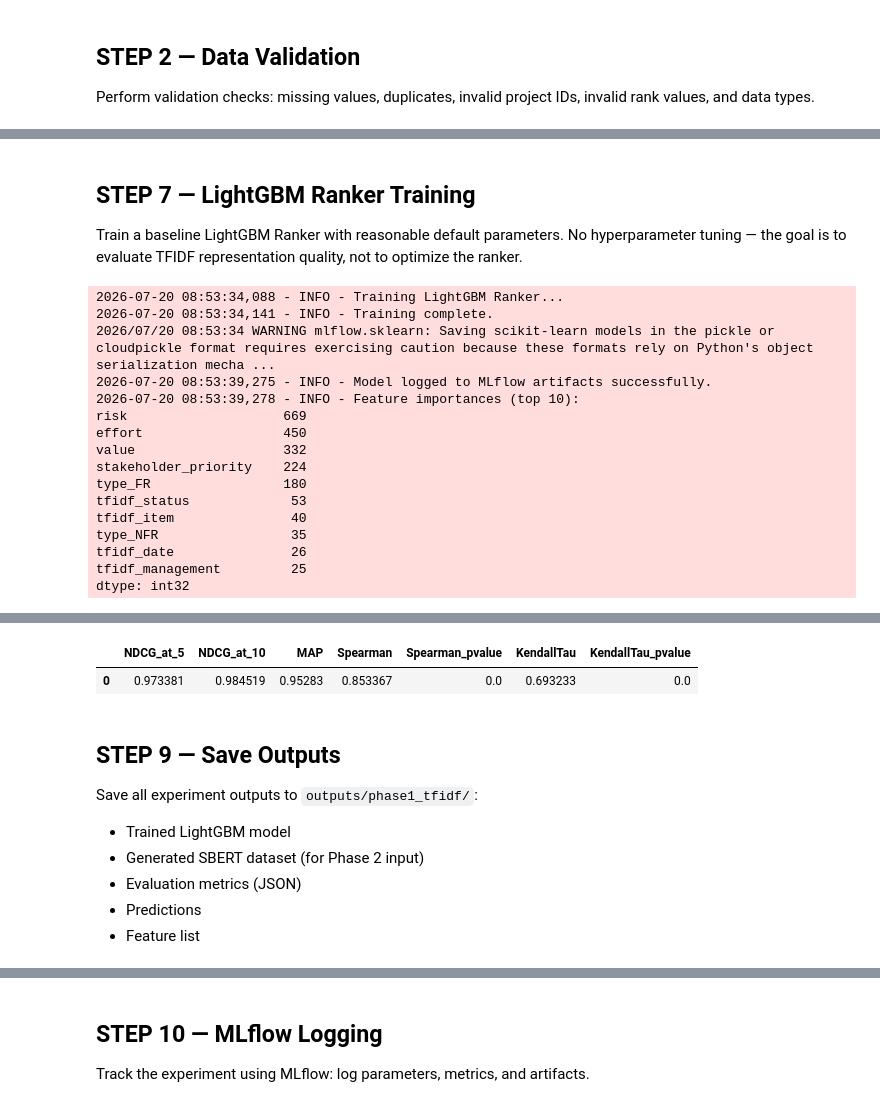
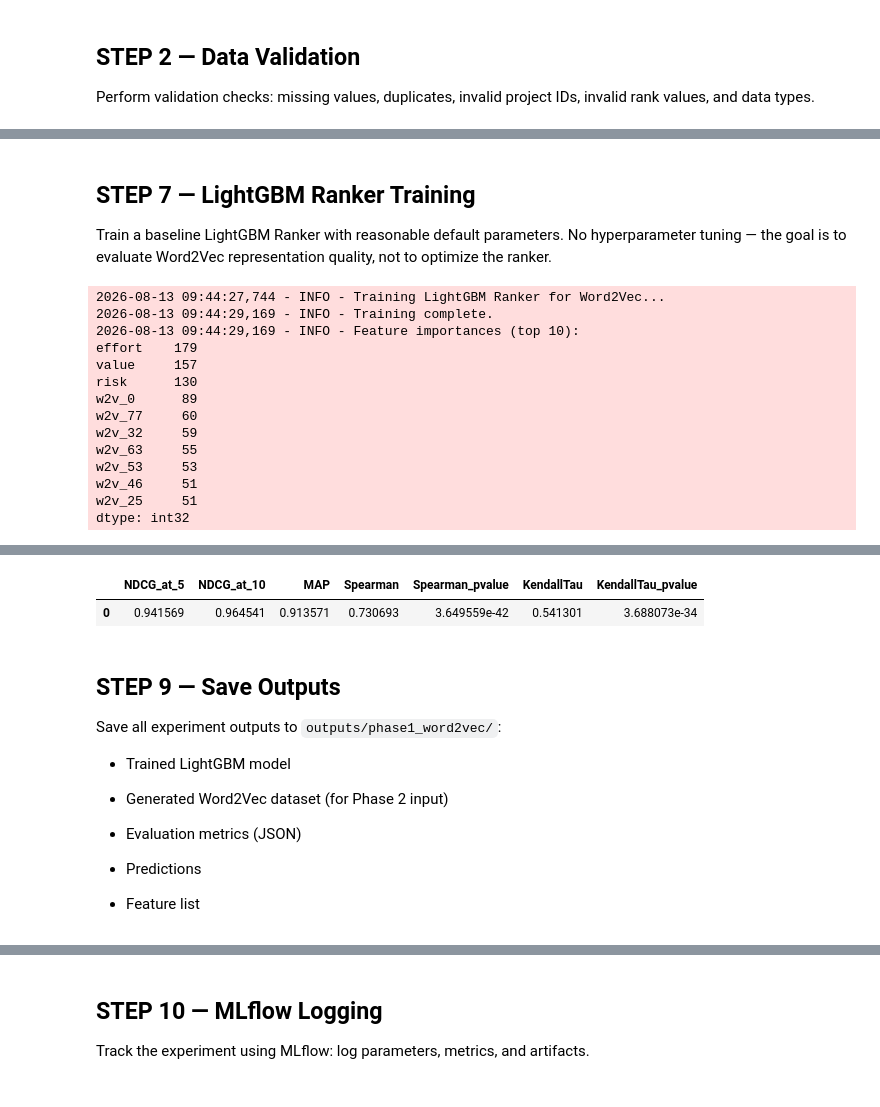
Before and after one commit to EdselSpth/riset-phase-1, a Jupyter notebook: phase_1_w2v.ipynb, the cells around one changed output, grey strips where cells are left out. Cells and saved outputs as stored; diff of their text form; code cells hidden in the pictures.

Commit message:
fix: [ESH] File phase 1 word2vec fixed

```diff
--- a/phase_1_w2v.ipynb
+++ b/phase_1_w2v.ipynb
@@ -361,7 +370,7 @@ mlflow.log_metric("test_groups_count", len(test_group_counts))
 # %% [markdown]
 ## STEP 7 — LightGBM Ranker Training
 
-Train a baseline LightGBM Ranker with reasonable default parameters. No hyperparameter tuning — the goal is to evaluate TFIDF representation quality, not to optimize the ranker.
+Train a baseline LightGBM Ranker with reasonable default parameters. No hyperparameter tuning — the goal is to evaluate Word2Vec representation quality, not to optimize the ranker.
 # %%
 # 1. Hitung jumlah maksimum num_leaves secara dinamis berdasarkan ukuran grup terbesar
 max_group_size = df.groupby("project_id").size().max()
@@ -391,13 +400,6 @@ ranker.fit(
 )
 logger.info("Training complete.")
 
-# 4. Log model secara aman menggunakan format pickle tradisional untuk mem-bypass security check skops
-mlflow.sklearn.log_model(
-    sk_model=ranker,
-    artifact_path="model",  # Diubah ke parameter artifact_path agar sesuai standar mlflow
-    serialization_format="pickle"
-)
-logger.info("Model logged to MLflow artifacts successfully.")
 
 # ==========================================
 # REKONSTRUKSI NAMA FITUR UNTUK IMPORTANCE (WORD2VEC FIXED)
@@ -413,21 +415,19 @@ all_feature_names = num_features + w2v_cols + list(encoded_type_df.columns)
 feature_imp_series = pd.Series(ranker.feature_importances_, index=all_feature_names)
 logger.info(f"Feature importances (top 10):\n{feature_imp_series.sort_values(ascending=False).head(10)}")
 # %% [output]
-2026-07-20 08:53:34,088 - INFO - Training LightGBM Ranker...
-2026-07-20 08:53:34,141 - INFO - Training complete.
-2026/07/20 08:53:34 WARNING mlflow.sklearn: Saving scikit-learn models in the pickle or cloudpickle format requires exercising caution because these formats rely on Python's object serialization mecha ...
-2026-07-20 08:53:39,275 - INFO - Model logged to MLflow artifacts successfully.
-2026-07-20 08:53:39,278 - INFO - Feature importances (top 10):
-risk                    669
-effort                  450
-value                   332
-stakeholder_priority    224
-type_FR                 180
-tfidf_status             53
-tfidf_item               40
-type_NFR                 35
-tfidf_date               26
-tfidf_management         25
+2026-08-13 09:44:27,744 - INFO - Training LightGBM Ranker for Word2Vec...
+2026-08-13 09:44:29,169 - INFO - Training complete.
+2026-08-13 09:44:29,169 - INFO - Feature importances (top 10):
+effort    179
+value     157
+risk      130
+w2v_0      89
+w2v_77     60
+w2v_32     59
+w2v_63     55
+w2v_53     53
+w2v_46     51
+w2v_25     51
 dtype: int32
 # %% [markdown]
 ## STEP 8 — Model Evaluation
@@ -491,18 +495,15 @@ metrics = {
     "NDCG_at_10": round(float(ndcg10), 6),
     "MAP": round(float(map_score), 6),
     "Spearman": round(float(spearman_corr), 6),
-    "Spearman_pvalue": round(float(spearman_p), 6),
+    "Spearman_pvalue": float(spearman_p),
     "KendallTau": round(float(kendall_corr), 6),
-    "KendallTau_pvalue": round(float(kendall_p), 6)
+    "KendallTau_pvalue": float(kendall_p)
 }
 
 logger.info("=== Evaluation Metrics ===")
 for k, v in metrics.items():
     logger.info(f"  {k}: {v}")
 
-# 4. Kirim semua metrik ke dashboard MLflow
-mlflow.log_metrics(metrics)
-logger.info("Metrics successfully logged to MLflow.")
 
 
 # Tampilkan tabel metrik di Jupyter Notebook
@@ -522,13 +522,18 @@ display(pd.DataFrame([metrics]))
 |  | NDCG_at_5 | NDCG_at_10 | MAP | Spearman | Spearman_pvalue | KendallTau | KendallTau_pvalue |
-| 0 | 0.973381 | 0.984519 | 0.95283 | 0.853367 | 0.0 | 0.693233 | 0.0 |
+| 0 | 0.941569 | 0.964541 | 0.913571 | 0.730693 | 3.649559e-42 | 0.541301 | 3.688073e-34 |
 # %% [markdown]
 ## STEP 9 — Save Outputs
 
-Save all experiment outputs to `outputs/phase1_tfidf/`:
+Save all experiment outputs to `outputs/phase1_word2vec/`:
+
 - Trained LightGBM model
-- Generated SBERT dataset (for Phase 2 input)
+
+- Generated Word2Vec dataset (for Phase 2 input)
+
 - Evaluation metrics (JSON)
+
 - Predictions
+
 - Feature list
 # %%
 logger.info("Saving training artifacts and generated dataset locally...")
```
Also changed, not shown: parts of 21 cells of this notebook, 5 other files.
